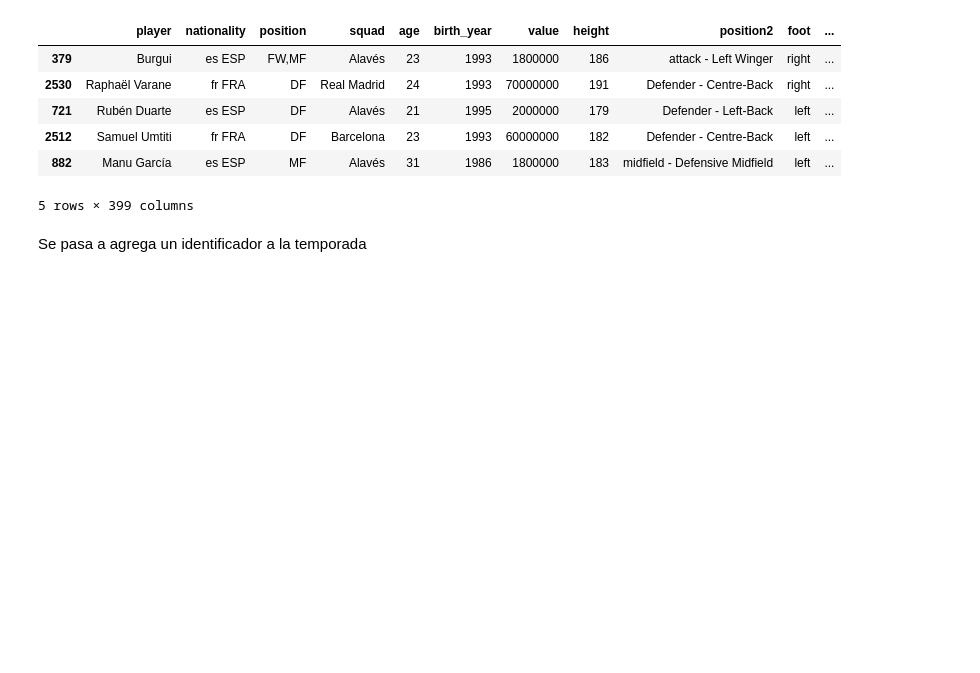
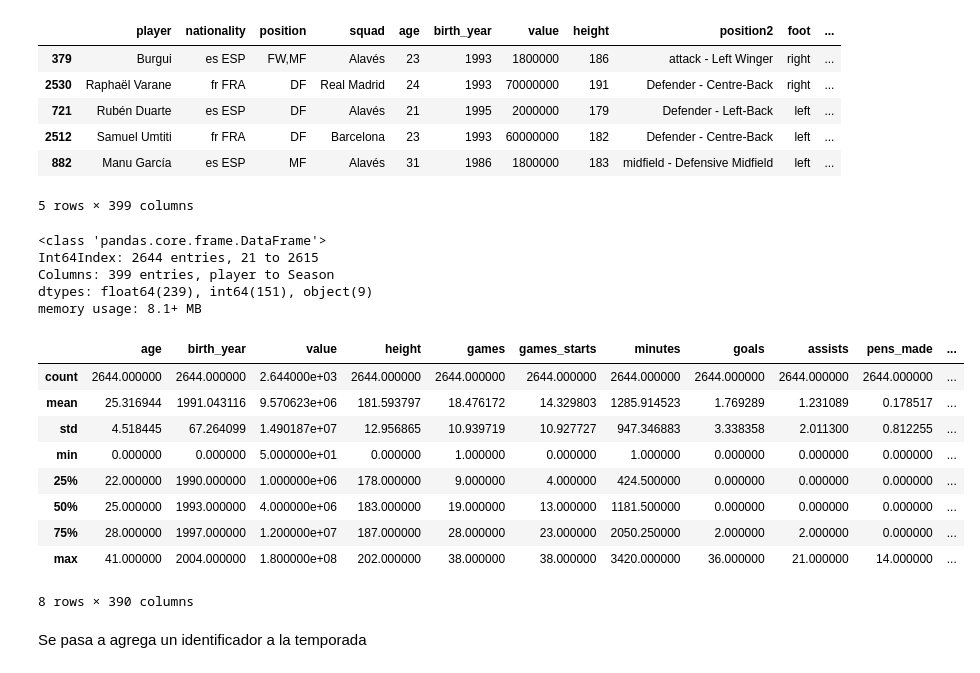
Before and after one commit to santiagoduc0s/football-players-statistics, a Jupyter notebook: football-players.ipynb, the cells around one changed output. Saved outputs shown, nothing was run; the diff lists cells and outputs as text; code cells hidden in the pictures; blank space fills up the shorter version.

```diff
--- a/football-players.ipynb
+++ b/football-players.ipynb
@@ -43,6 +48,27 @@ df_1718.head()
 | 2512 | Samuel Umtiti | fr FRA | DF | Barcelona | 23 | 1993 | 60000000 | 182 | Defender - Centre-Back | left | ... |
 | 882 | Manu García | es ESP | MF | Alavés | 31 | 1986 | 1800000 | 183 | midfield - Defensive Midfield | left | ... |
 5 rows × 399 columns
+# %%
+df_1920.info()
+# %% [output]
+<class 'pandas.core.frame.DataFrame'>
+Int64Index: 2644 entries, 21 to 2615
+Columns: 399 entries, player to Season
+dtypes: float64(239), int64(151), object(9)
+memory usage: 8.1+ MB
+# %%
+df_1920.describe()
+# %% [output]
+|  | age | birth_year | value | height | games | games_starts | minutes | goals | assists | pens_made | ... |
+| count | 2644.000000 | 2644.000000 | 2.644000e+03 | 2644.000000 | 2644.000000 | 2644.000000 | 2644.000000 | 2644.000000 | 2644.000000 | 2644.000000 | ... |
+| mean | 25.316944 | 1991.043116 | 9.570623e+06 | 181.593797 | 18.476172 | 14.329803 | 1285.914523 | 1.769289 | 1.231089 | 0.178517 | ... |
+| std | 4.518445 | 67.264099 | 1.490187e+07 | 12.956865 | 10.939719 | 10.927727 | 947.346883 | 3.338358 | 2.011300 | 0.812255 | ... |
+| min | 0.000000 | 0.000000 | 5.000000e+01 | 0.000000 | 1.000000 | 0.000000 | 1.000000 | 0.000000 | 0.000000 | 0.000000 | ... |
+| 25% | 22.000000 | 1990.000000 | 1.000000e+06 | 178.000000 | 9.000000 | 4.000000 | 424.500000 | 0.000000 | 0.000000 | 0.000000 | ... |
+| 50% | 25.000000 | 1993.000000 | 4.000000e+06 | 183.000000 | 19.000000 | 13.000000 | 1181.500000 | 0.000000 | 0.000000 | 0.000000 | ... |
+| 75% | 28.000000 | 1997.000000 | 1.200000e+07 | 187.000000 | 28.000000 | 23.000000 | 2050.250000 | 2.000000 | 2.000000 | 0.000000 | ... |
+| max | 41.000000 | 2004.000000 | 1.800000e+08 | 202.000000 | 38.000000 | 38.000000 | 3420.000000 | 36.000000 | 21.000000 | 14.000000 | ... |
+8 rows × 390 columns
 # %% [markdown]
 Se pasa a agrega un identificador a la temporada
 # %%
```
Also changed, not shown: parts of 14 cells of this notebook.
